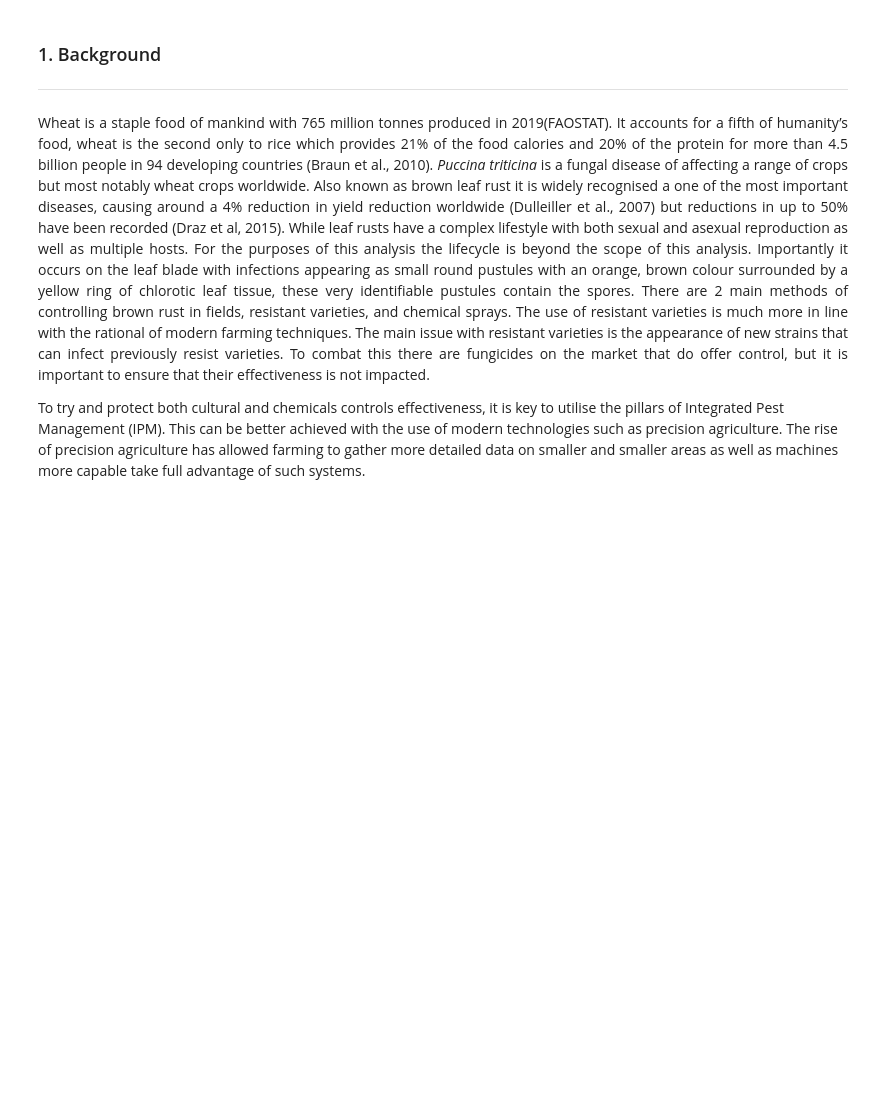
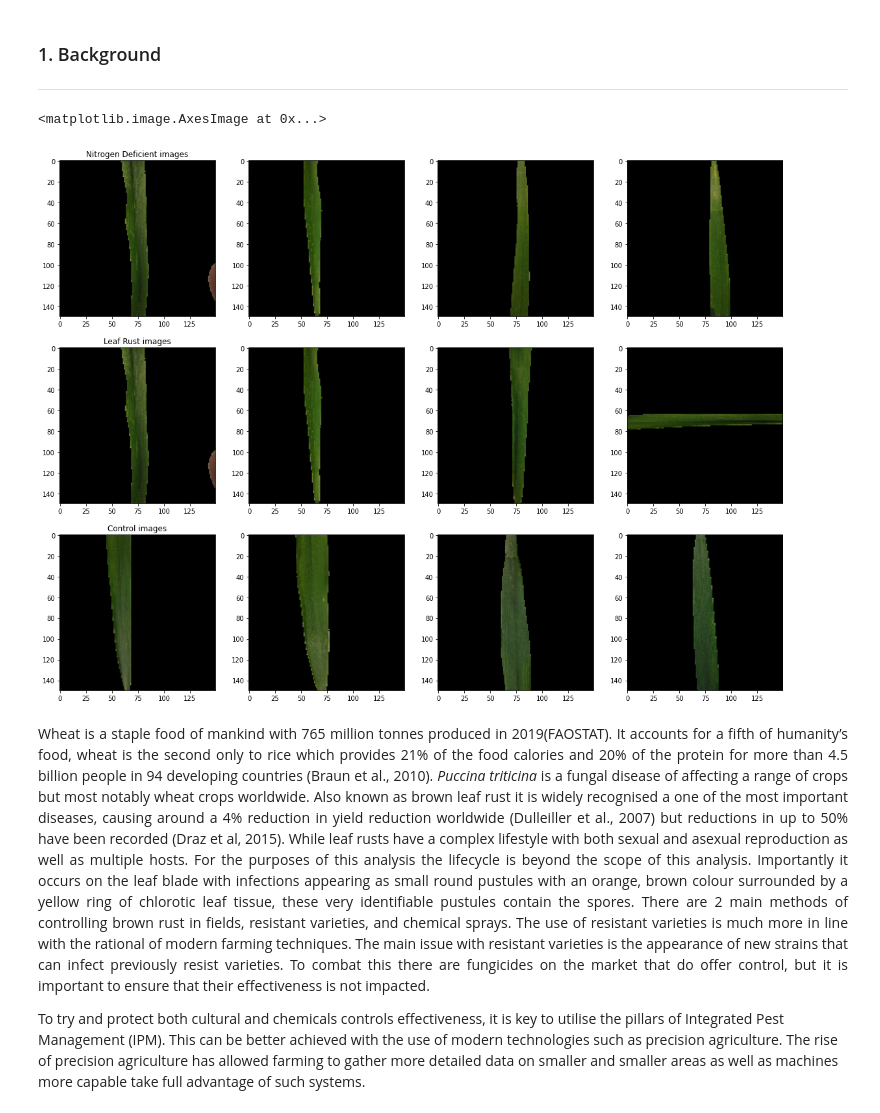
Before and after one commit to alexdoyle115/C7081_Assignment, a Jupyter notebook: Using_neural_networks_to_classify_wheat_leaf_diseases.ipynb, the cells around one changed output. Cells and saved outputs as stored; diff of their text form; code cells hidden in the pictures; blank space fills up the shorter version.

```diff
--- a/Using_neural_networks_to_classify_wheat_leaf_diseases.ipynb
+++ b/Using_neural_networks_to_classify_wheat_leaf_diseases.ipynb
@@ -32,3 +39,8 @@ keras.__version__
 ### 1. Background
 
 ---
+# %%
+# Linking up directories
+ndef =('/content/gdrive/MyDrive/C7082_Assignment/Ndeficient/train/deficiency')
+control = ('/content/gdrive/MyDrive/C7082_Assignment/Ndeficient/train/control')
+rust = ('/content/gdrive/MyDrive/C7082_Assignment/WheatLeafRust/train/diseased')
@@ -35,3 +89,27 @@ keras.__version__
+# %%
+# Plotting images
+f, axarr =  plt.subplots(3,4, figsize=(20, 15))
+
+axarr[0,0].imshow(img1)
+axarr[0,0].set_title('Nitrogen Deficient images')
+axarr[0,1].imshow(img2)
+axarr[0,2].imshow(img3)
+axarr[0,3].imshow(img4)
+
+axarr[1,0].imshow(img5)
+axarr[1,0].set_title('Leaf Rust images')
+axarr[1,1].imshow(img6)
+axarr[1,2].imshow(img7)
+axarr[1,3].imshow(img8)
+
+axarr[2,0].imshow(img9)
+axarr[2,0].set_title('Control images')
+axarr[2,1].imshow(img10)
+axarr[2,2].imshow(img11)
+axarr[2,3].imshow(img12)
+# %% [output]
+<matplotlib.image.AxesImage at 0x...>
+[figure, added]
 # %% [markdown]
 <P ALIGN=JUSTIFY>
 Wheat is a staple food of mankind with 765 million tonnes produced in 2019(FAOSTAT). It accounts for a fifth of humanity’s food, wheat is the second only to rice which provides 21% of the food calories and 20% of the protein for more than 4.5 billion people in 94 developing countries (Braun et al., 2010).
```
Also changed, not shown: parts of 26 cells of this notebook.
